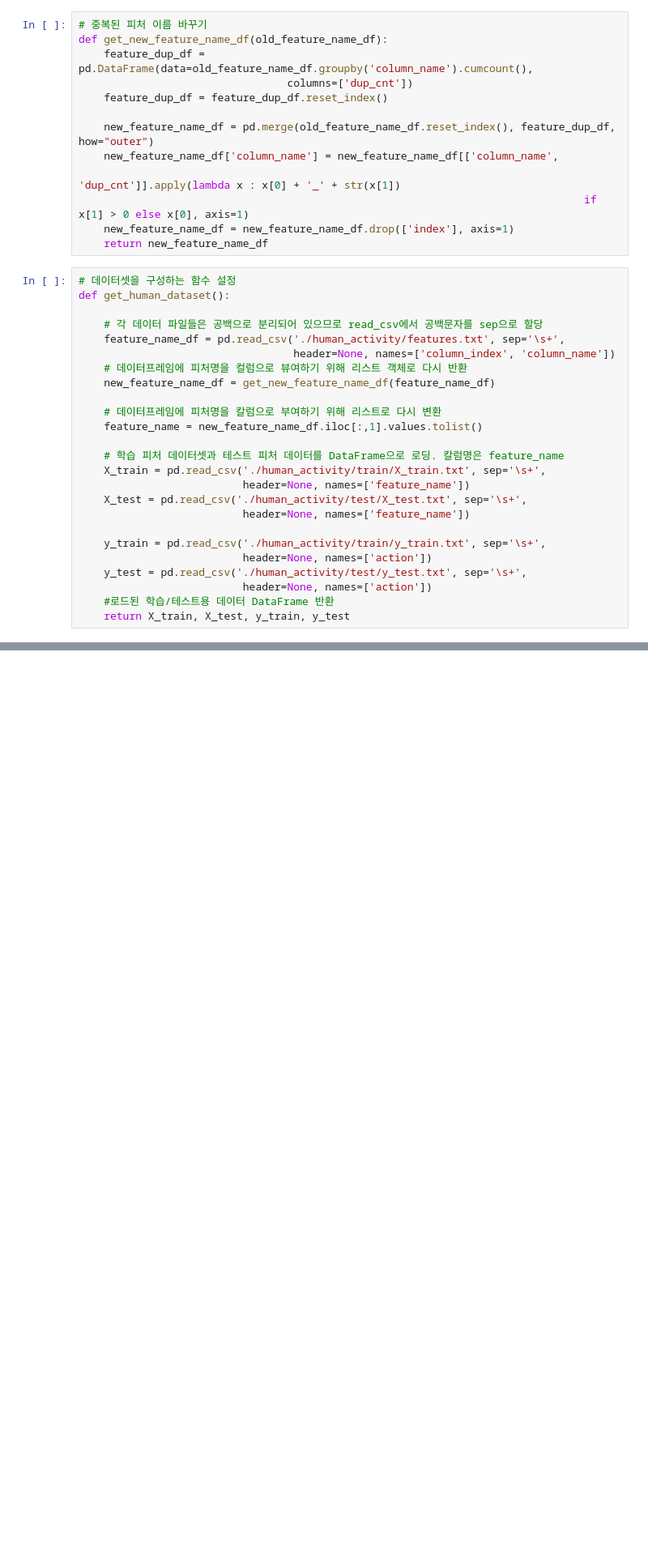
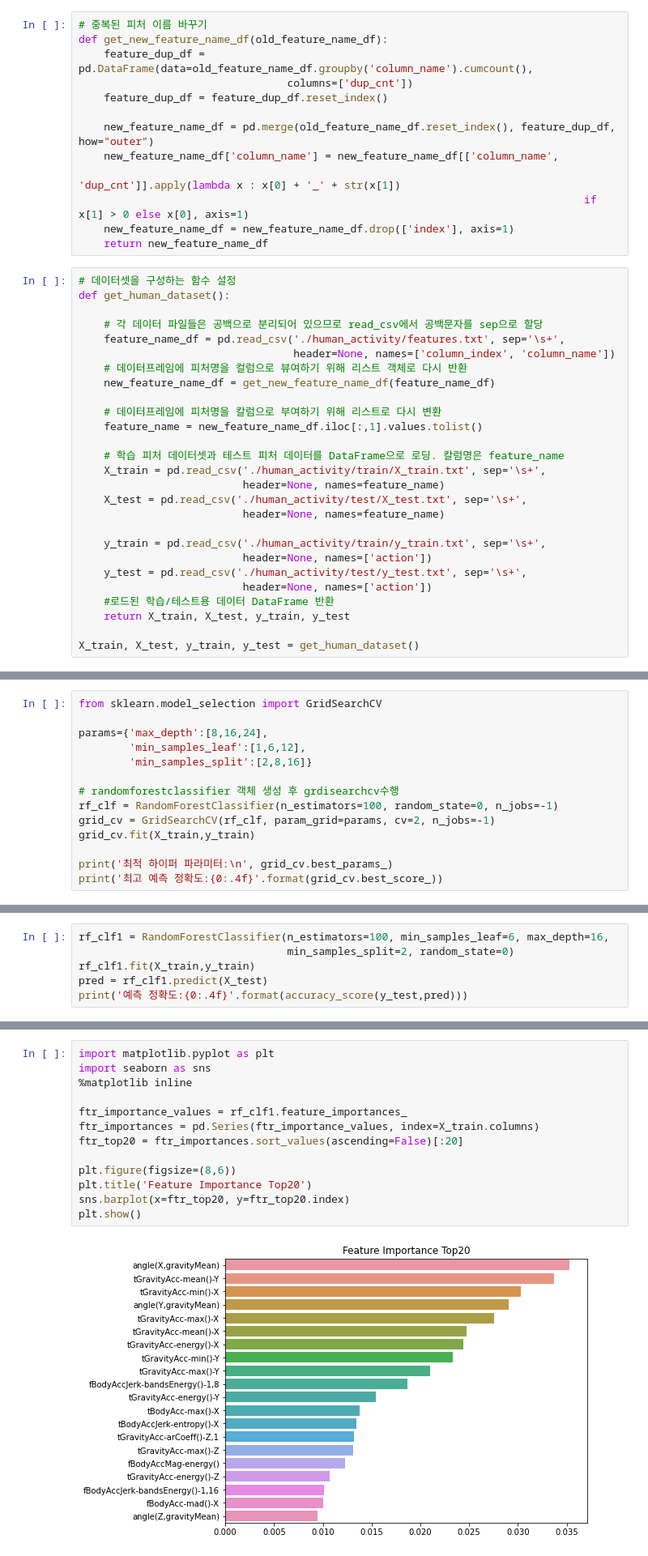
Before and after one commit to Parksaetbyeol/Jupyter_coding, a Jupyter notebook: [perfect]machinelearning/[perfect]04-3.randomforest.ipynb, the cells around one changed output, grey strips where cells are left out. Shown: that part at 81% size. Saved outputs shown, nothing was run; the diff lists cells and outputs as text; blank space fills up the shorter version.

Commit message:
RandomForest commit

```diff
--- a/[perfect]machinelearning/[perfect]04-3.randomforest.ipynb
+++ b/[perfect]machinelearning/[perfect]04-3.randomforest.ipynb
@@ -43,9 +43,9 @@ def get_human_dataset():
 
     # 학습 피처 데이터셋과 테스트 피처 데이터를 DataFrame으로 로딩. 칼럼명은 feature_name
     X_train = pd.read_csv('./human_activity/train/X_train.txt', sep='\s+',
-                          header=None, names=['feature_name'])
+                          header=None, names=feature_name)
     X_test = pd.read_csv('./human_activity/test/X_test.txt', sep='\s+',
-                          header=None, names=['feature_name'])
+                          header=None, names=feature_name)
 
     y_train = pd.read_csv('./human_activity/train/y_train.txt', sep='\s+',
                           header=None, names=['action'])
@@ -53,6 +53,8 @@ def get_human_dataset():
                           header=None, names=['action'])
     #로드된 학습/테스트용 데이터 DataFrame 반환
     return X_train, X_test, y_train, y_test
+
+X_train, X_test, y_train, y_test = get_human_dataset()
 # %%
 # get_human_dataset()을 이용해 학습/테스트용 DataFrame 반환
 X_train, X_test, y_train, y_test = get_human_dataset()
@@ -66,0 +79,14 @@ print('랜덤 포레스트 정확도: {0:.4f}'.format(accuracy))
+# %%
+from sklearn.model_selection import GridSearchCV
+
+params={'max_depth':[8,16,24],
+        'min_samples_leaf':[1,6,12],
+        'min_samples_split':[2,8,16]}
+
+# randomforestclassifier 객체 생성 후 grdisearchcv수행
+rf_clf = RandomForestClassifier(n_estimators=100, random_state=0, n_jobs=-1)
+grid_cv = GridSearchCV(rf_clf, param_grid=params, cv=2, n_jobs=-1)
+grid_cv.fit(X_train,y_train)
+
+print('최적 하이퍼 파라미터:\n', grid_cv.best_params_)
+print('최고 예측 정확도:{0:.4f}'.format(grid_cv.best_score_))
@@ -66,0 +97,6 @@ print('랜덤 포레스트 정확도: {0:.4f}'.format(accuracy))
+# %%
+rf_clf1 = RandomForestClassifier(n_estimators=100, min_samples_leaf=6, max_depth=16,
+                                 min_samples_split=2, random_state=0)
+rf_clf1.fit(X_train,y_train)
+pred = rf_clf1.predict(X_test)
+print('예측 정확도:{0:.4f}'.format(accuracy_score(y_test,pred)))
@@ -67 +105,16 @@ print('랜덤 포레스트 정확도: {0:.4f}'.format(accuracy))
+# %%
+import matplotlib.pyplot as plt
+import seaborn as sns
+%matplotlib inline
+
+ftr_importance_values = rf_clf1.feature_importances_
+ftr_importances = pd.Series(ftr_importance_values, index=X_train.columns)
+ftr_top20 = ftr_importances.sort_values(ascending=False)[:20]
+
+plt.figure(figsize=(8,6))
+plt.title('Feature Importance Top20')
+sns.barplot(x=ftr_top20, y=ftr_top20.index)
+plt.show()
+# %% [output]
+[figure, added]
 # %% [markdown]
```
Also changed, not shown: parts of 8 cells of this notebook.
